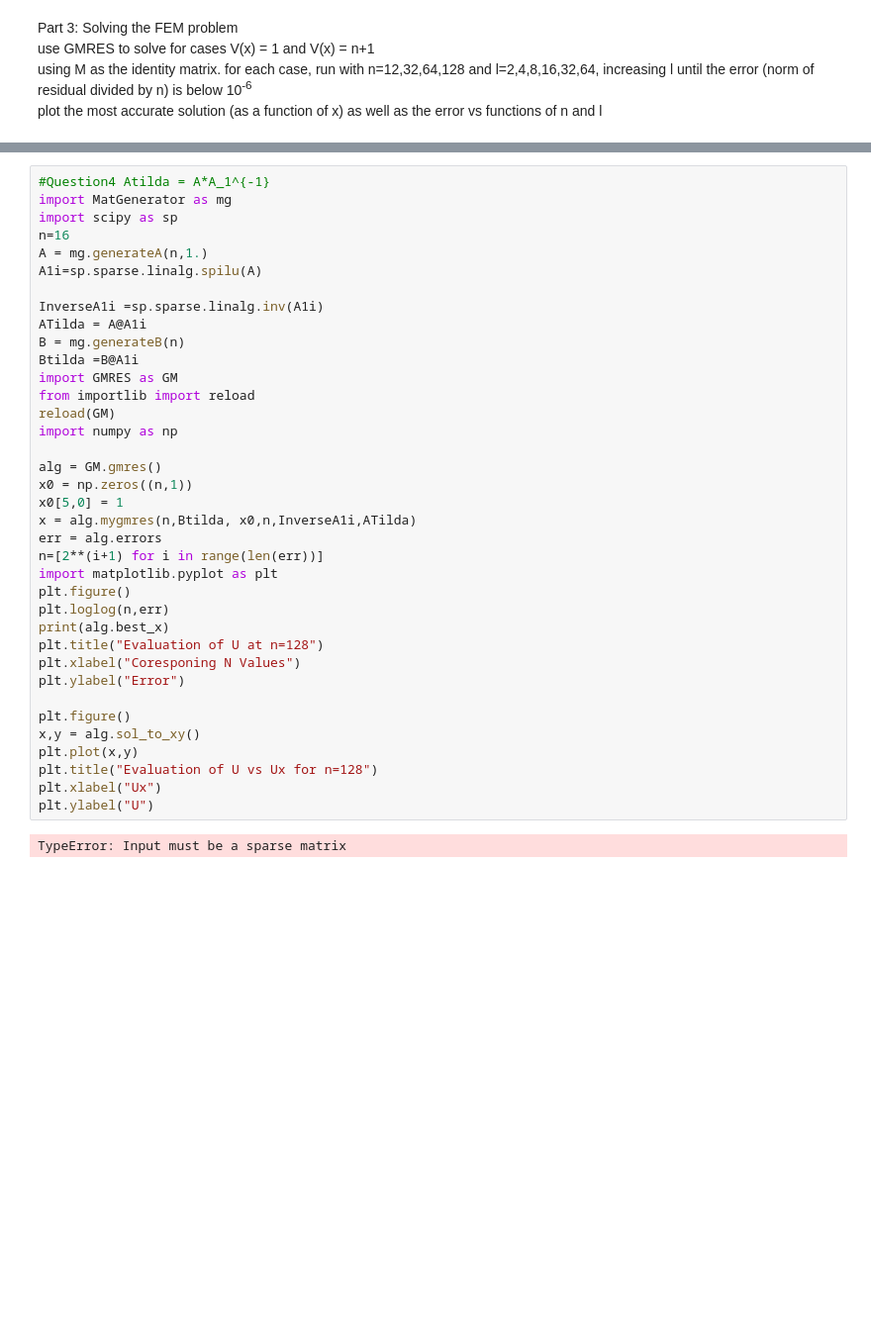
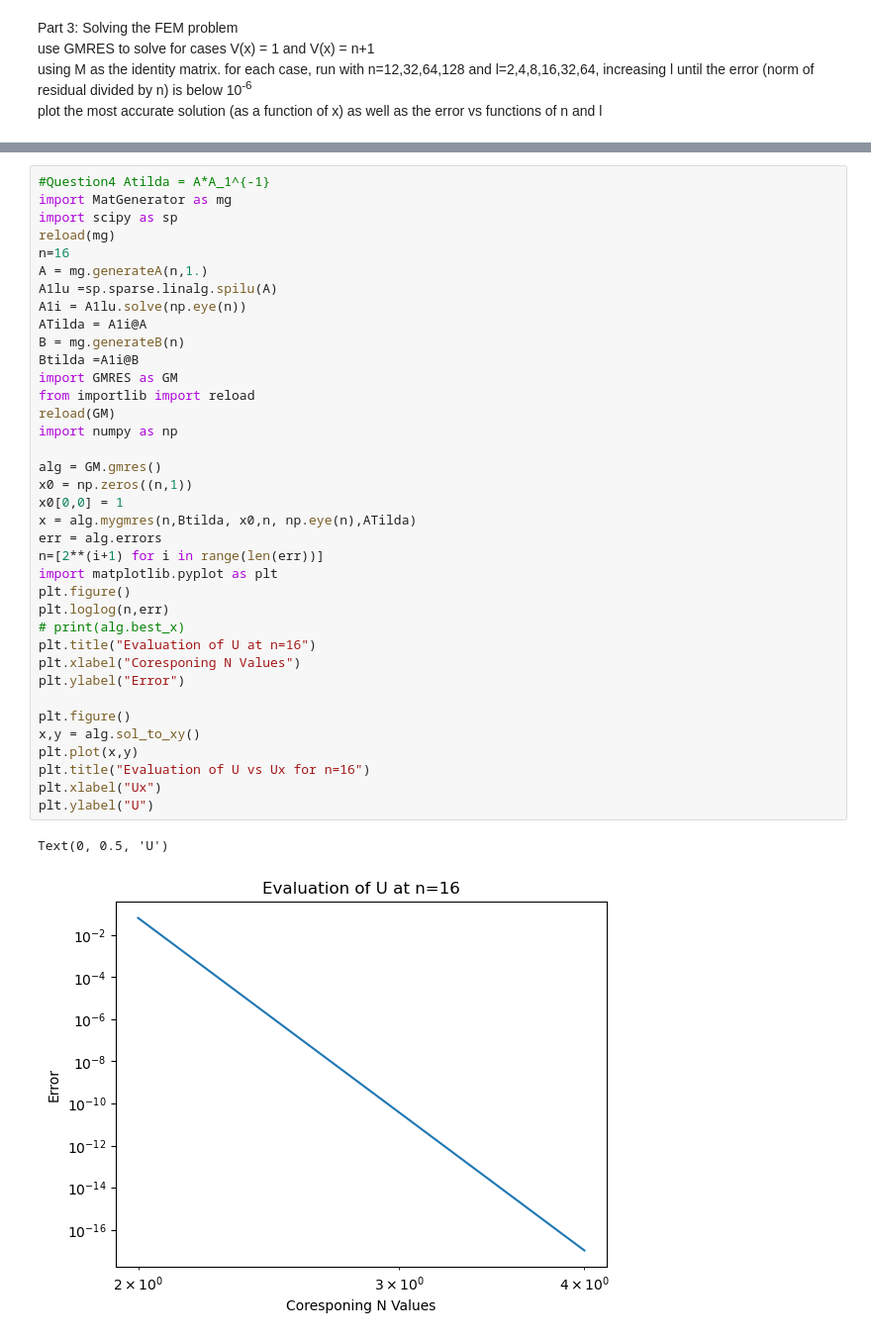
Before and after one commit to BlakePR/LinAlgGroupHw, a Jupyter notebook: report.ipynb, the cells around one changed output, grey strips where cells are left out. Shown at 99% size. Cells and saved outputs as stored; diff of their text form; blank space fills up the shorter version.

```diff
--- a/report.ipynb
+++ b/report.ipynb
@@ -283,39 +212,40 @@ Text(0, 0.5, 'U')
 # %%
 #Question4 Atilda = A*A_1^{-1}
 import MatGenerator as mg
 import scipy as sp
+reload(mg)
 n=16
 A = mg.generateA(n,1.)
-A1i=sp.sparse.linalg.spilu(A)
-
-InverseA1i =sp.sparse.linalg.inv(A1i)
-ATilda = A@A1i
+A1lu =sp.sparse.linalg.spilu(A)
+A1i = A1lu.solve(np.eye(n))
+ATilda = A1i@A
 B = mg.generateB(n)
-Btilda =B@A1i
+Btilda =A1i@B
 import GMRES as GM
 from importlib import reload
 reload(GM)
 import numpy as np
 
 alg = GM.gmres()
 x0 = np.zeros((n,1))
-x0[5,0] = 1
-x = alg.mygmres(n,Btilda, x0,n,InverseA1i,ATilda)
+x0[0,0] = 1
+x = alg.mygmres(n,Btilda, x0,n, np.eye(n),ATilda)
 err = alg.errors
 n=[2**(i+1) for i in range(len(err))]
 import matplotlib.pyplot as plt
 plt.figure()
 plt.loglog(n,err)
-print(alg.best_x)
-plt.title("Evaluation of U at n=128")
+# print(alg.best_x)
+plt.title("Evaluation of U at n=16")
 plt.xlabel("Coresponing N Values")
 plt.ylabel("Error")
 
 plt.figure()
 x,y = alg.sol_to_xy()
 plt.plot(x,y)
-plt.title("Evaluation of U vs Ux for n=128")
+plt.title("Evaluation of U vs Ux for n=16")
 plt.xlabel("Ux")
 plt.ylabel("U")
 # %% [output]
-TypeError: Input must be a sparse matrix
+Text(0, 0.5, 'U')
+[figure, added]
```
Also changed, not shown: parts of 5 cells of this notebook.
